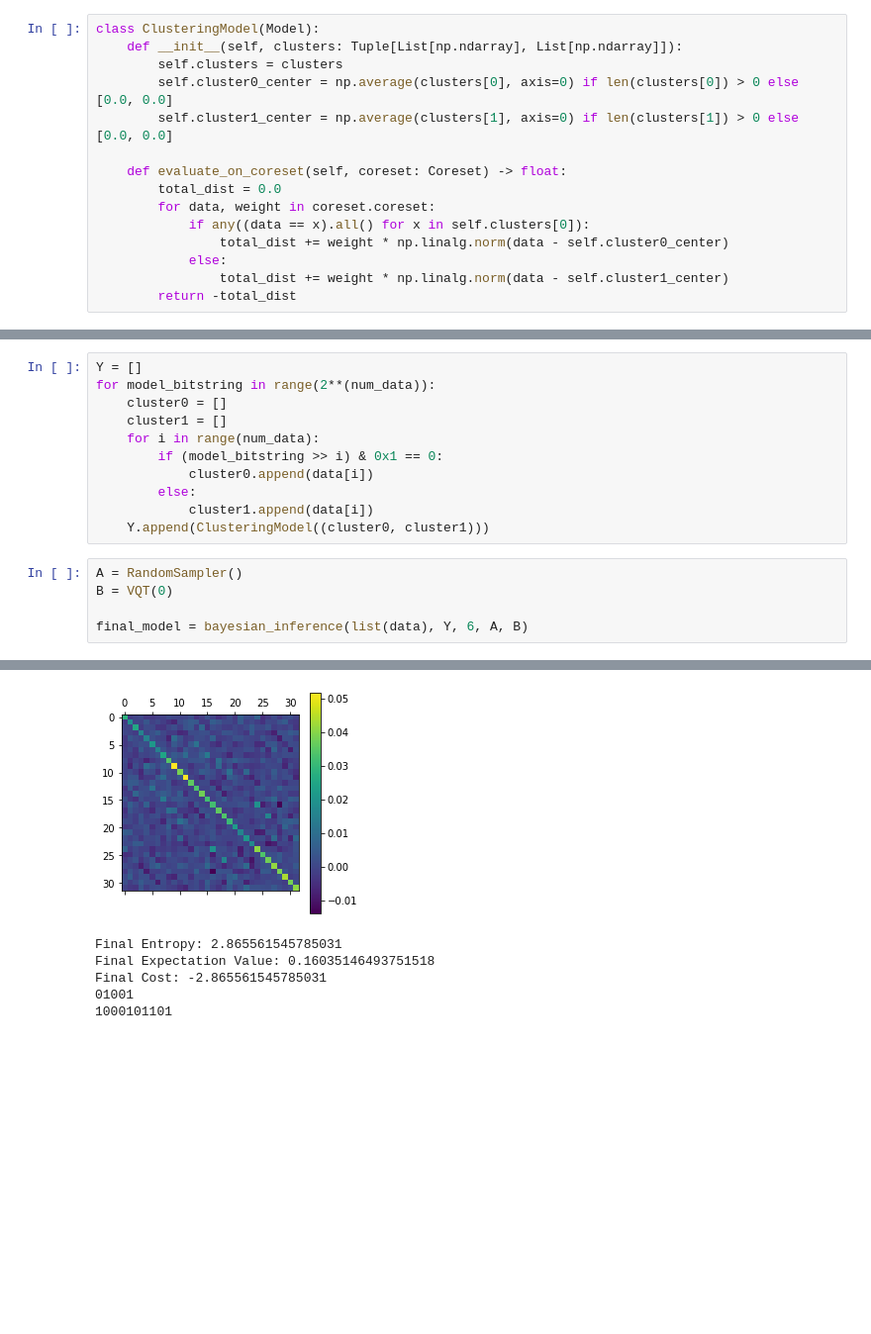
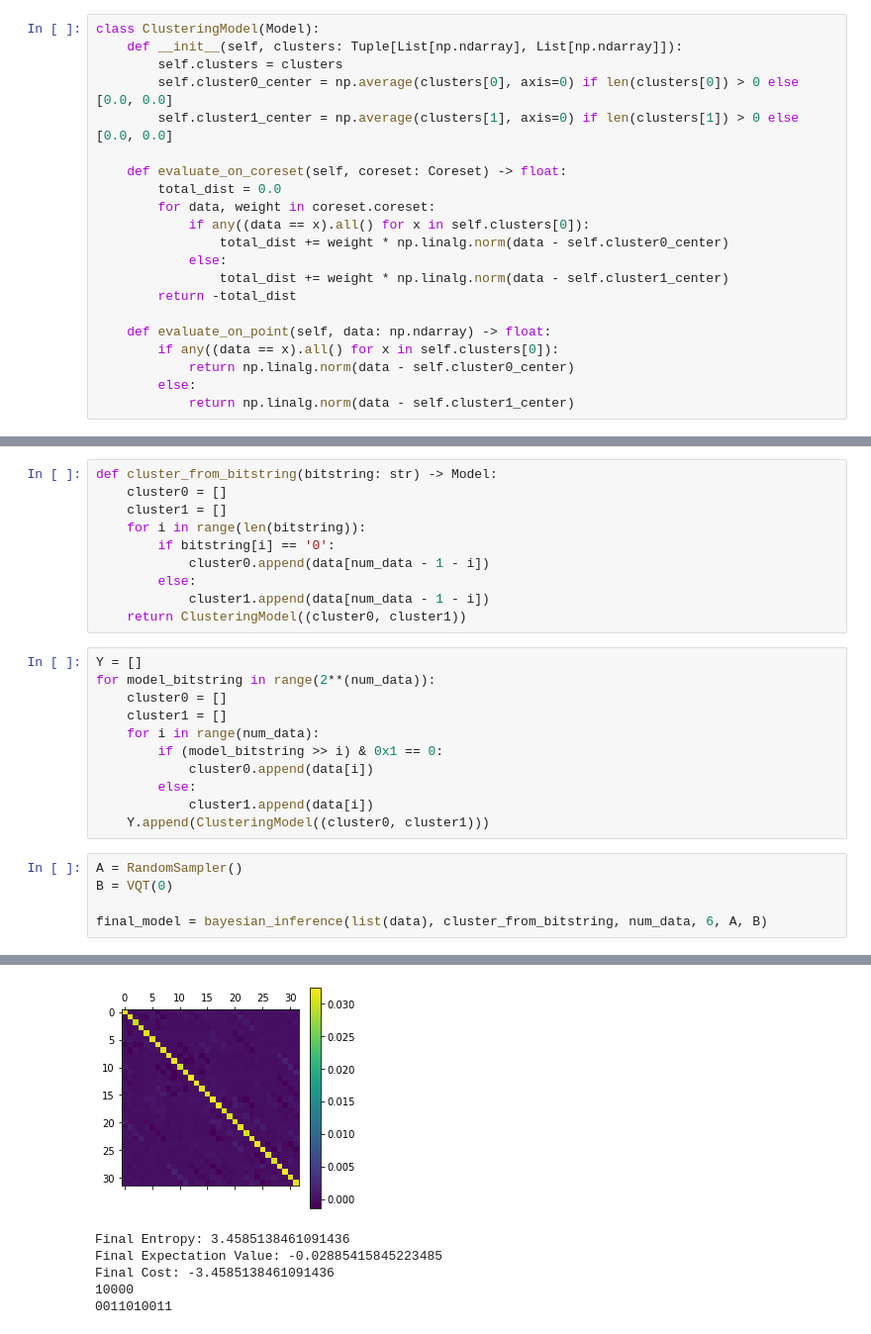
Before and after one commit to jviszlai/Bayesian-inference-coresets, a Jupyter notebook: 2MeansExperiments.ipynb, the cells around one changed output, grey strips where cells are left out. Shown at 99% size. Drawn from its saved outputs; the diff is of its cells as text; blank space fills up the shorter version.

```diff
--- a/2MeansExperiments.ipynb
+++ b/2MeansExperiments.ipynb
@@ -65,3 +65,9 @@ class ClusteringModel(Model):
             else:
                 total_dist += weight * np.linalg.norm(data - self.cluster1_center)
         return -total_dist
+
+    def evaluate_on_point(self, data: np.ndarray) -> float:
+        if any((data == x).all() for x in self.clusters[0]):
+            return np.linalg.norm(data - self.cluster0_center)
+        else:
+            return np.linalg.norm(data - self.cluster1_center)
@@ -68,3 +82,13 @@ class ClusteringModel(Model):
+# %%
+def cluster_from_bitstring(bitstring: str) -> Model:
+    cluster0 = []
+    cluster1 = []
+    for i in range(len(bitstring)):
+        if bitstring[i] == '0':
+            cluster0.append(data[num_data - 1 - i])
+        else:
+            cluster1.append(data[num_data - 1 - i])
+    return ClusteringModel((cluster0, cluster1))
 # %%
 Y = []
 for model_bitstring in range(2**(num_data)):
@@ -80,5 +104,5 @@ for model_bitstring in range(2**(num_data)):
 A = RandomSampler()
 B = VQT(0)
 
-final_model = bayesian_inference(list(data), Y, 6, A, B)
+final_model = bayesian_inference(list(data), cluster_from_bitstring, num_data, 6, A, B)
 # %% [output]
@@ -156,9 +180,9 @@ Cost at step 120: -0.9074371979060092
-[figure, old version]
+[figure, new version]
-Final Entropy: 2.865561545785031
-Final Expectation Value: 0.16035146493751518
-Final Cost: -2.865561545785031
-01001
-1000101101
+Final Entropy: 3.4585138461091436
+Final Expectation Value: -0.02885415845223485
+Final Cost: -3.4585138461091436
+10000
+0011010011
 # %%
 plot_cluster(data, final_model.clusters[0], final_model.clusters[1])
 # %% [output]
```
Also changed, not shown: parts of 17 cells of this notebook, 7 other files.
